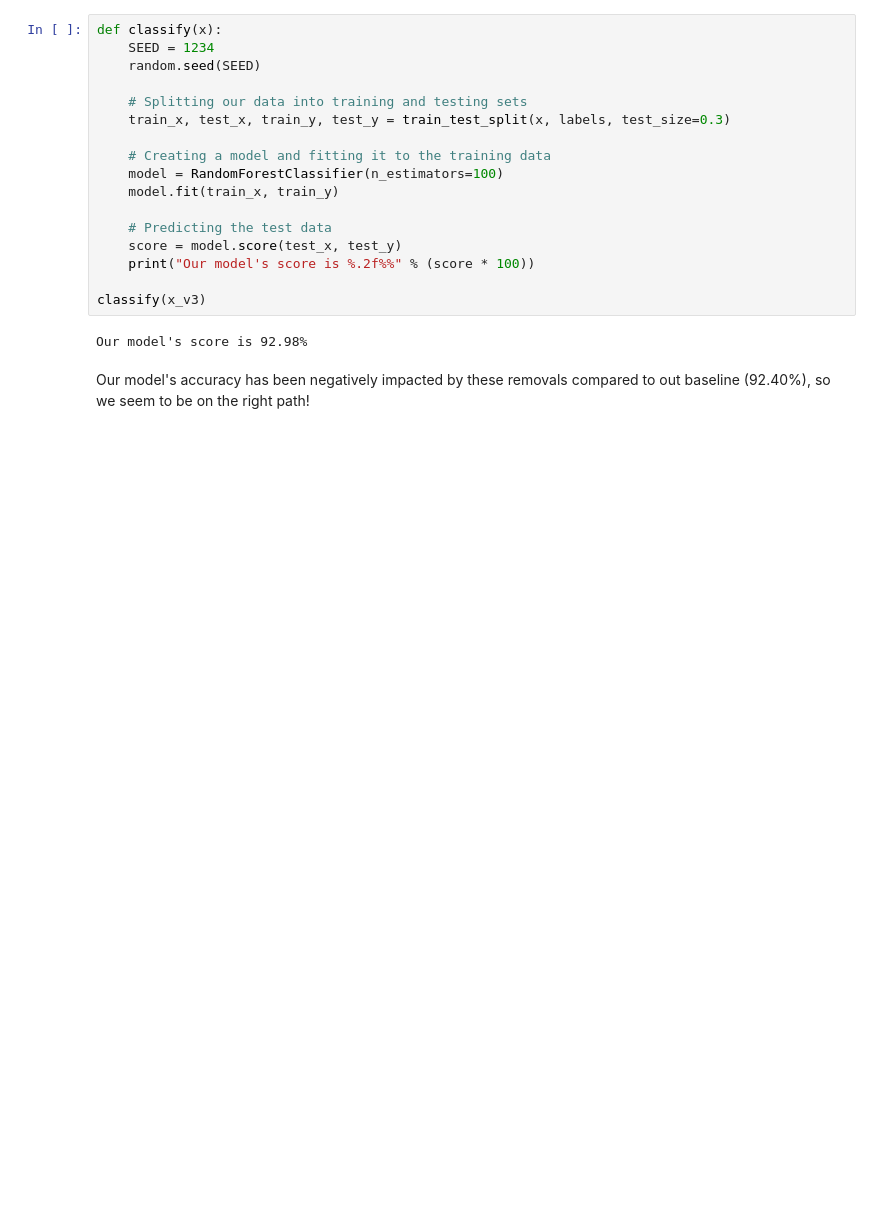
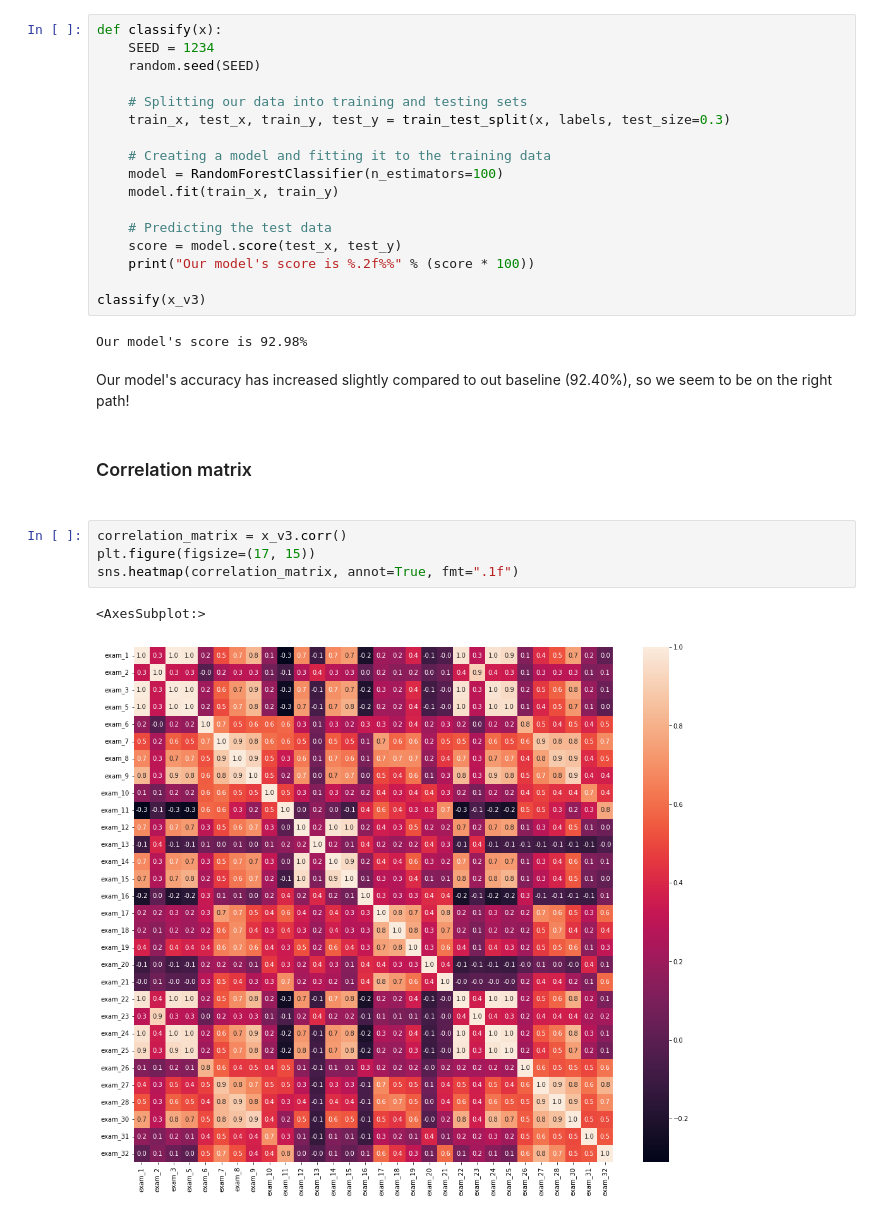
Before and after one commit to pedroheck/machine-learning-basics, a Jupyter notebook: Basics-2-dealing-with-multidimensional-data/data/cancer-diagnostics.ipynb, the cells around one changed output. Saved outputs shown, nothing was run; the diff lists cells and outputs as text; blank space fills up the shorter version.

```diff
--- a/Basics-2-dealing-with-multidimensional-data/data/cancer-diagnostics.ipynb
+++ b/Basics-2-dealing-with-multidimensional-data/data/cancer-diagnostics.ipynb
@@ -210,4 +210,13 @@ classify(x_v3)
 # %% [output]
 Our model's score is 92.98%
 # %% [markdown]
-Our model's accuracy has been negatively impacted by these removals compared to out baseline (92.40%), so we seem to be on the right path!
+Our model's accuracy has increased slightly compared to out baseline (92.40%), so we seem to be on the right path!
+# %% [markdown]
+<h3>Correlation matrix<h3>
+# %%
+correlation_matrix = x_v3.corr()
+plt.figure(figsize=(17, 15))
+sns.heatmap(correlation_matrix, annot=True, fmt=".1f")
+# %% [output]
+<AxesSubplot:>
+[figure, added]
```
Also changed, not shown: parts of 8 cells of this notebook.
